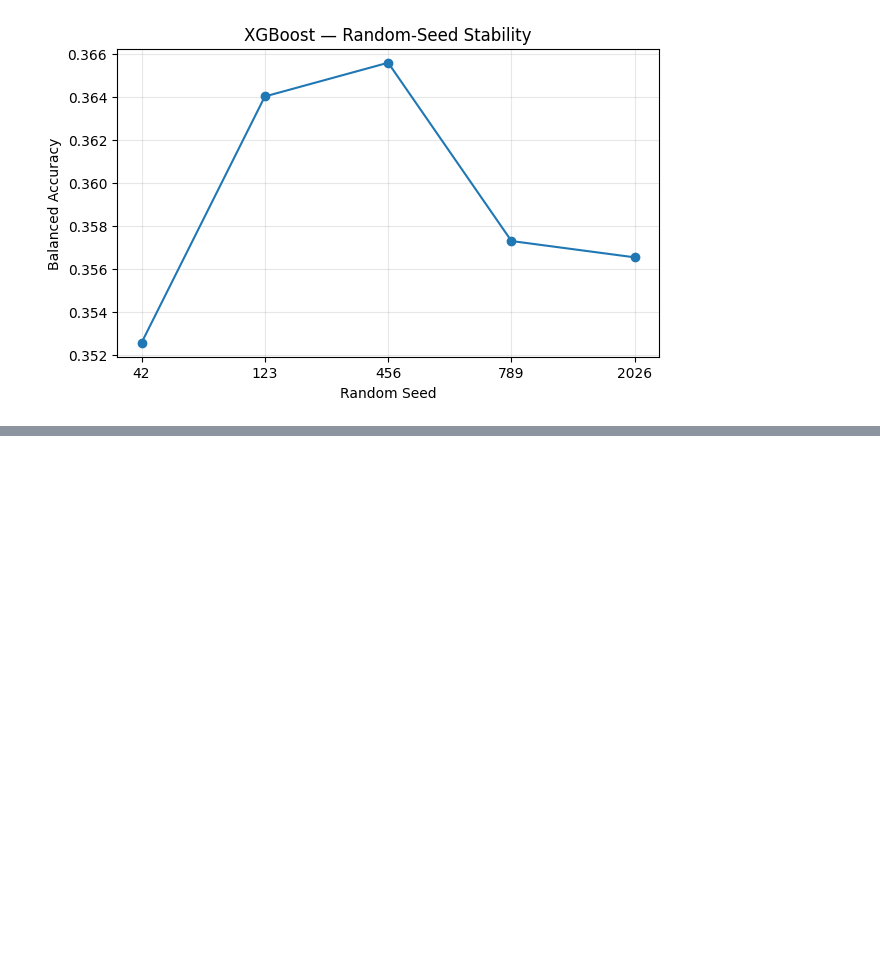
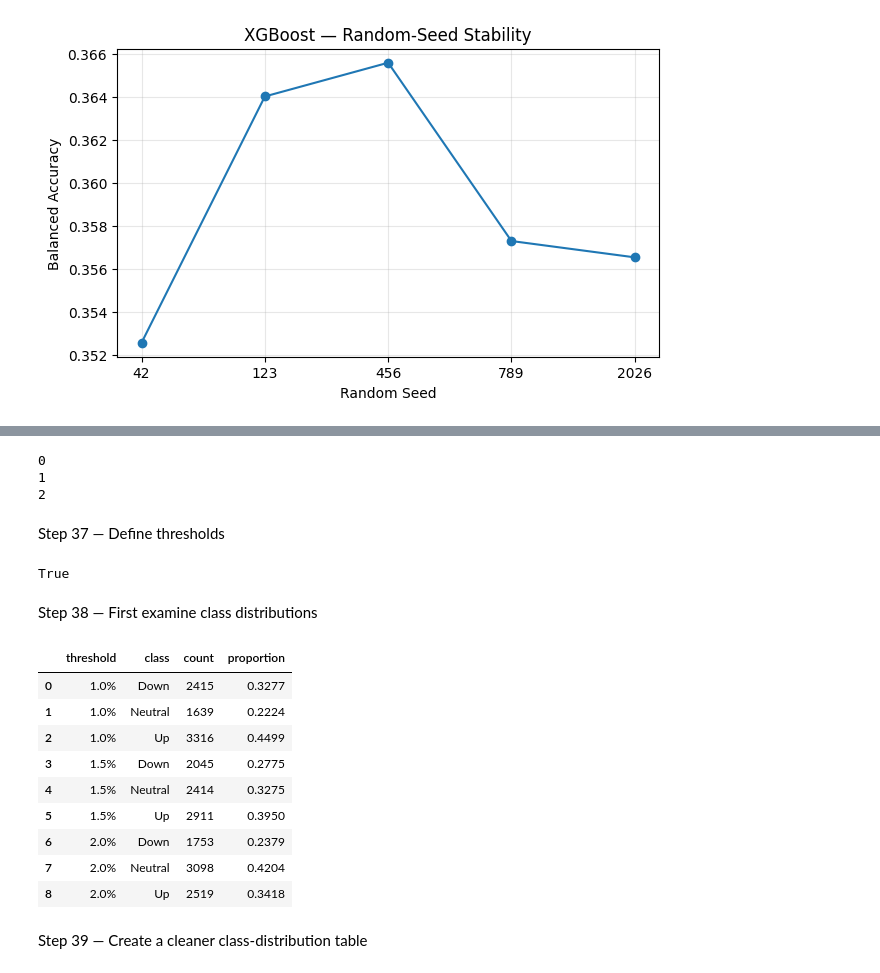
Before and after one commit to PhyoThor/Advance_Machine_Learning, a Jupyter notebook: 15_Robustness_and_validation.ipynb, the cells around one changed output, grey strips where cells are left out. Cells and saved outputs as stored; diff of their text form; code cells hidden in the pictures; blank space fills up the shorter version.

```diff
--- a/15_Robustness_and_validation.ipynb
+++ b/15_Robustness_and_validation.ipynb
@@ -1329,0 +1368,10 @@ for model_name in seed_results_df["model"].unique():
+# %%
+print(create_threshold_target(-0.020, 0.015))  # Down -> 0
+print(create_threshold_target( 0.005, 0.015))  # Neutral -> 1
+print(create_threshold_target( 0.030, 0.015))  # Up -> 2
+# %% [output]
+0
+1
+2
+# %% [markdown]
+Step 37 — Define thresholds
@@ -1329,0 +1384,67 @@ for model_name in seed_results_df["model"].unique():
+# %%
+print("data_df" in globals())
+# %% [output]
+True
+# %% [markdown]
+Step 38 — First examine class distributions
+# %%
+threshold_class_results = []
+
+for threshold_name, threshold_value in THRESHOLDS.items():
+
+    temp_df = data_df.copy()
+
+    temp_df["threshold_target"] = (
+        temp_df["forward_return_5d"]
+        .apply(
+            lambda x: create_threshold_target(
+                x,
+                threshold_value
+            )
+        )
+    )
+
+    counts = (
+        temp_df["threshold_target"]
+        .value_counts()
+        .sort_index()
+    )
+
+    proportions = (
+        temp_df["threshold_target"]
+        .value_counts(normalize=True)
+        .sort_index()
+    )
+
+    for class_id, class_name in [
+        (0, "Down"),
+        (1, "Neutral"),
+        (2, "Up")
+    ]:
+
+        threshold_class_results.append({
+            "threshold": threshold_name,
+            "class": class_name,
+            "count": counts.get(class_id, 0),
+            "proportion": proportions.get(class_id, 0)
+        })
+
+
+threshold_class_df = pd.DataFrame(
+    threshold_class_results
+)
+
+display(threshold_class_df)
+# %% [output]
+|  | threshold | class | count | proportion |
+| 0 | 1.0% | Down | 2415 | 0.3277 |
+| 1 | 1.0% | Neutral | 1639 | 0.2224 |
+| 2 | 1.0% | Up | 3316 | 0.4499 |
+| 3 | 1.5% | Down | 2045 | 0.2775 |
+| 4 | 1.5% | Neutral | 2414 | 0.3275 |
+| 5 | 1.5% | Up | 2911 | 0.3950 |
+| 6 | 2.0% | Down | 1753 | 0.2379 |
+| 7 | 2.0% | Neutral | 3098 | 0.4204 |
+| 8 | 2.0% | Up | 2519 | 0.3418 |
+# %% [markdown]
+Step 39 — Create a cleaner class-distribution table
```
Also changed, not shown: parts of 37 cells of this notebook.
